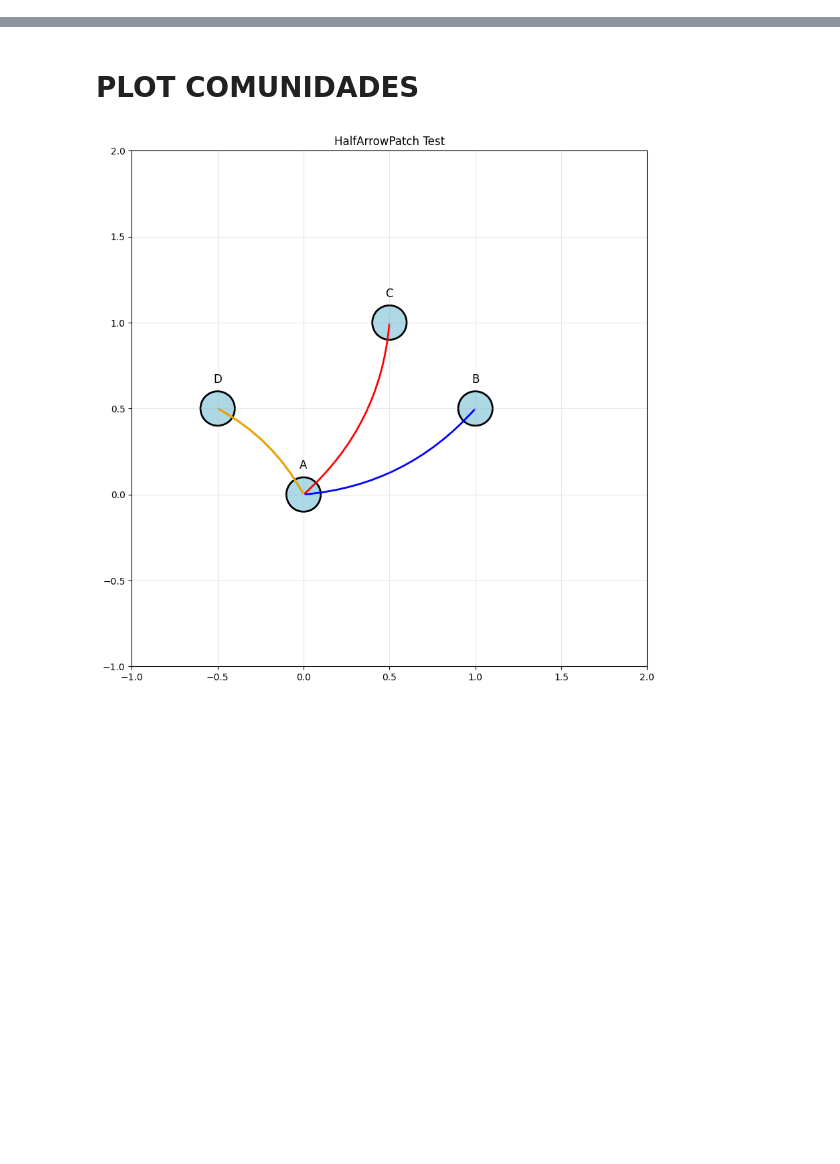
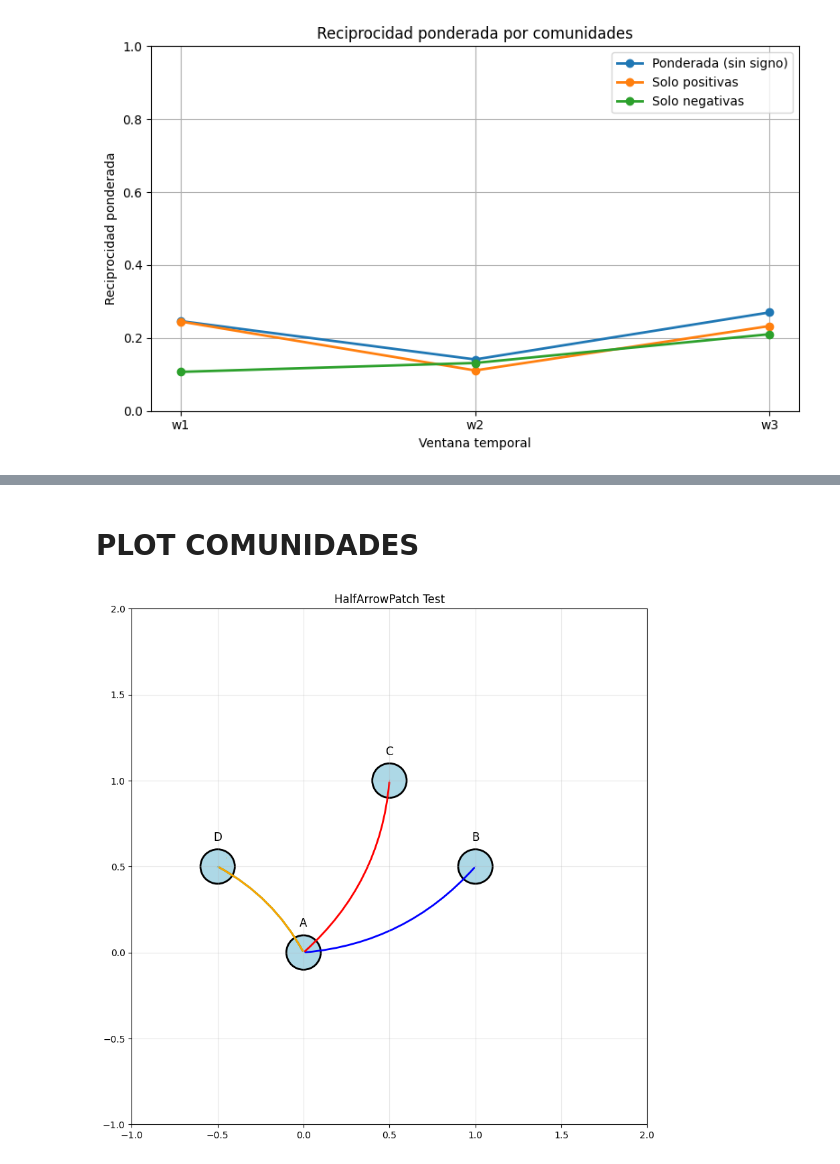
Before and after one commit to anacanoherranz/TFM, a Jupyter notebook: redes/redes.ipynb, the cells around one changed output, grey strips where cells are left out. Cells and saved outputs as stored; diff of their text form; code cells hidden in the pictures; blank space fills up the shorter version.

```diff
--- a/redes/redes.ipynb
+++ b/redes/redes.ipynb
@@ -8,0 +93,89 @@ import networkx as nx
+# %%
+def construir_matriz_pesos(mat_sig, especies, species_to_community, tipo="all"):
+    comunidades = sorted(set(
+        species_to_community[sp] for sp in especies if sp in species_to_community
+    ))
+
+    idx = {c: i for i, c in enumerate(comunidades)}
+    n = len(comunidades)
+
+    W = np.zeros((n, n))
+
+    for i, sp_i in enumerate(especies):
+        if sp_i not in species_to_community:
+            continue
+        ci = idx[species_to_community[sp_i]]
+
+        for j, sp_j in enumerate(especies):
+            if sp_j not in species_to_community:
+                continue
+            if i == j:
+                continue
+
+            cj = idx[species_to_community[sp_j]]
+            val = mat_sig[i][j]
+
+            if val == 0:
+                continue
+
+            if tipo == "pos" and val != 1:
+                continue
+            if tipo == "neg" and val != -1:
+                continue
+
+            W[ci, cj] += 1  # acumulamos peso
+
+    return W, comunidades
+
+def reciprocidad_ponderada(W):
+    num = 0.0
+    den = np.sum(W)
+
+    if den == 0:
+        return np.nan
+
+    n = W.shape[0]
+
+    for i in range(n):
+        for j in range(i+1, n):
+            num += min(W[i, j], W[j, i])
+
+    return num / den
+
+rec_w_all = []
+rec_w_pos = []
+rec_w_neg = []
+
+for data in datos:
+    especies = data["especies"]
+    mat_sig = data["matriz_significancia"]
+
+    W_all, _ = construir_matriz_pesos(mat_sig, especies, species_to_community, "all")
+    W_pos, _ = construir_matriz_pesos(mat_sig, especies, species_to_community, "pos")
+    W_neg, _ = construir_matriz_pesos(mat_sig, especies, species_to_community, "neg")
+
+    rec_w_all.append(reciprocidad_ponderada(W_all))
+    rec_w_pos.append(reciprocidad_ponderada(W_pos))
+    rec_w_neg.append(reciprocidad_ponderada(W_neg))
+
+x = np.arange(1, len(rec_w_all) + 1)
+
+plt.figure(figsize=(8,5))
+
+plt.plot(x, rec_w_all, marker='o', linewidth=2, label='Ponderada (sin signo)')
+plt.plot(x, rec_w_pos, marker='o', linewidth=2, label='Solo positivas')
+plt.plot(x, rec_w_neg, marker='o', linewidth=2, label='Solo negativas')
+
+plt.xticks(x, ["w1", "w2", "w3"])
+plt.xlabel("Ventana temporal")
+plt.ylabel("Reciprocidad ponderada")
+plt.title("Reciprocidad ponderada por comunidades")
+
+plt.legend()
+plt.grid(True)
+plt.ylim(0,1)
+
+plt.tight_layout()
+plt.show()
+# %% [output]
+[figure, added]
```
Also changed, not shown: parts of 33 cells of this notebook, 53 other files.
